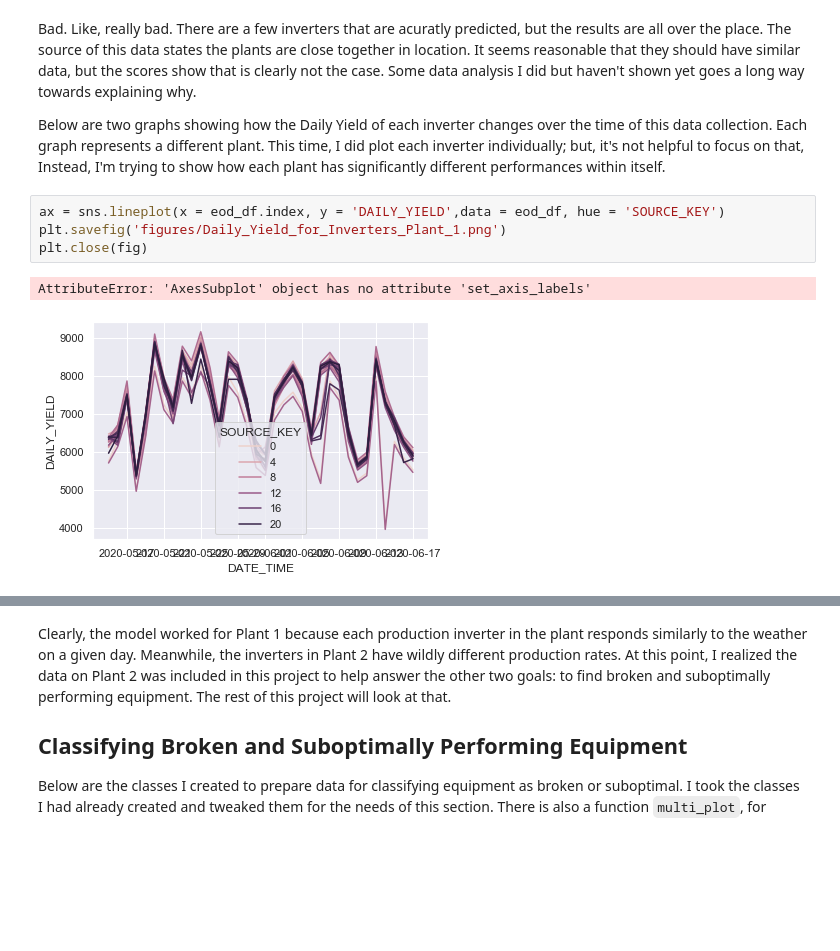
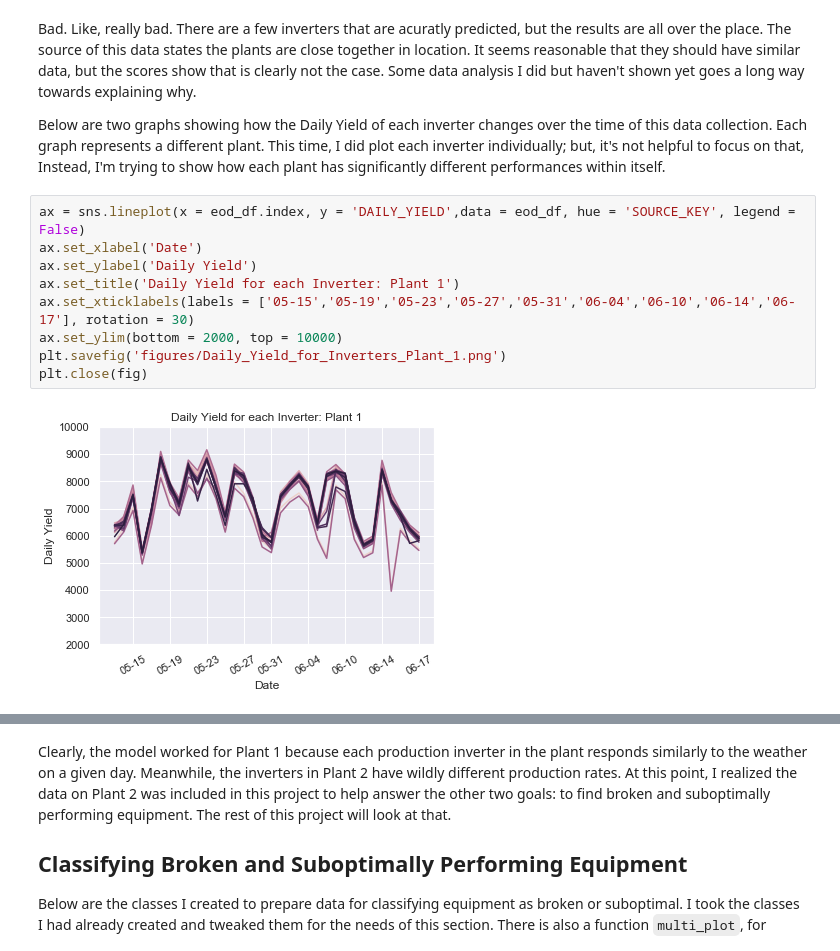
Before and after one commit to bill12m/Solar_Power_Generation, a Jupyter notebook: Solar_Power_Generation.ipynb, the cells around one changed output, grey strips where cells are left out. Saved outputs shown, nothing was run; the diff lists cells and outputs as text; blank space fills up the shorter version.

```diff
--- a/Solar_Power_Generation.ipynb
+++ b/Solar_Power_Generation.ipynb
@@ -296,10 +300,14 @@ Bad. Like, really bad. There are a few inverters that are acuratly predicted, bu
 
 Below are two graphs showing how the Daily Yield of each inverter changes over the time of this data collection. Each graph represents a different plant. This time, I did plot each inverter individually; but, it's not helpful to focus on that, Instead, I'm trying to show how each plant has significantly different performances within itself.
 # %%
-ax = sns.lineplot(x = eod_df.index, y = 'DAILY_YIELD',data = eod_df, hue = 'SOURCE_KEY')
+ax = sns.lineplot(x = eod_df.index, y = 'DAILY_YIELD',data = eod_df, hue = 'SOURCE_KEY', legend = False)
+ax.set_xlabel('Date')
+ax.set_ylabel('Daily Yield')
+ax.set_title('Daily Yield for each Inverter: Plant 1')
+ax.set_xticklabels(labels = ['05-15','05-19','05-23','05-27','05-31','06-04','06-10','06-14','06-17'], rotation = 30)
+ax.set_ylim(bottom = 2000, top = 10000)
 plt.savefig('figures/Daily_Yield_for_Inverters_Plant_1.png')
 plt.close(fig)
 # %% [output]
-AttributeError: 'AxesSubplot' object has no attribute 'set_axis_labels'
-[figure, old version]
+[figure, new version]
 # %%
```
Also changed, not shown: parts of 18 cells of this notebook, 53 other files.
